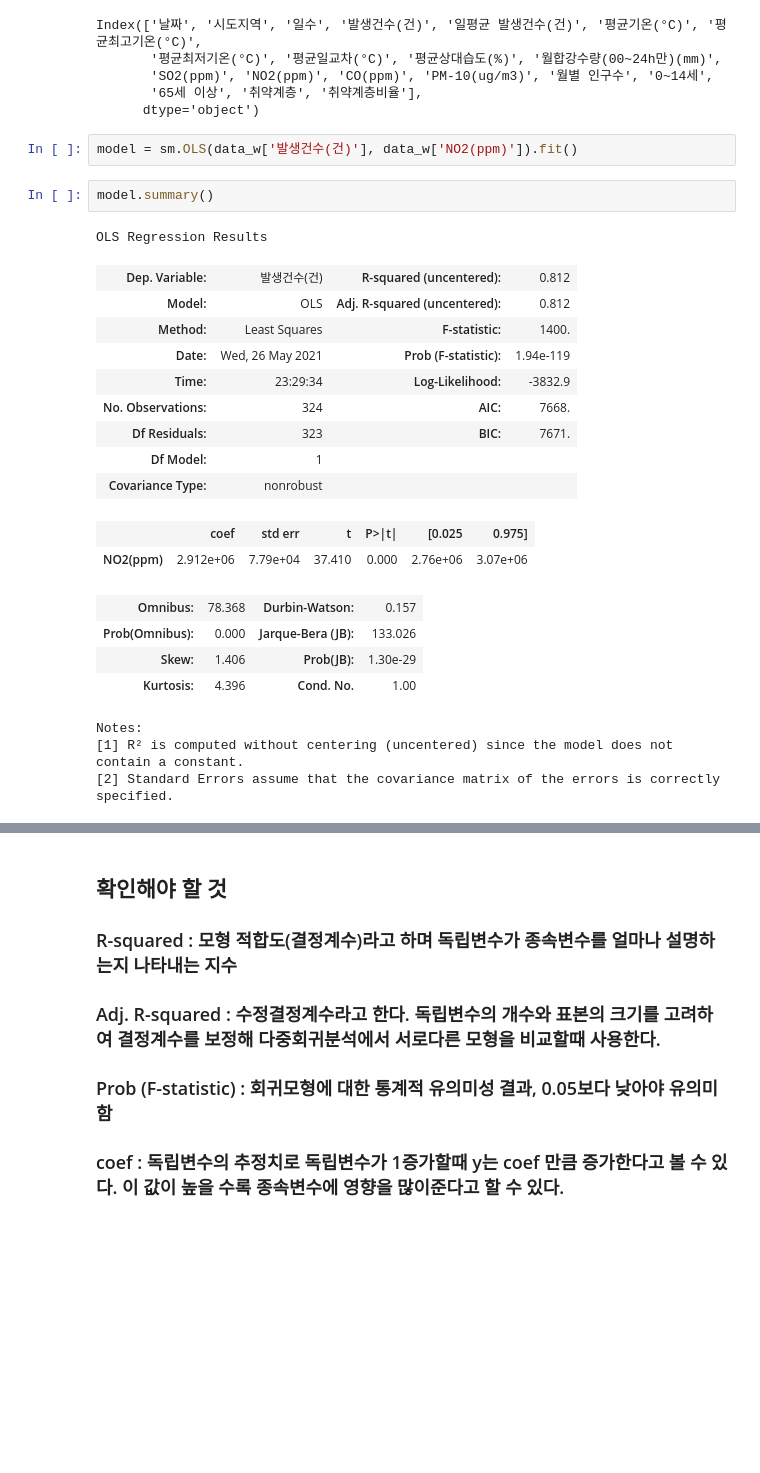
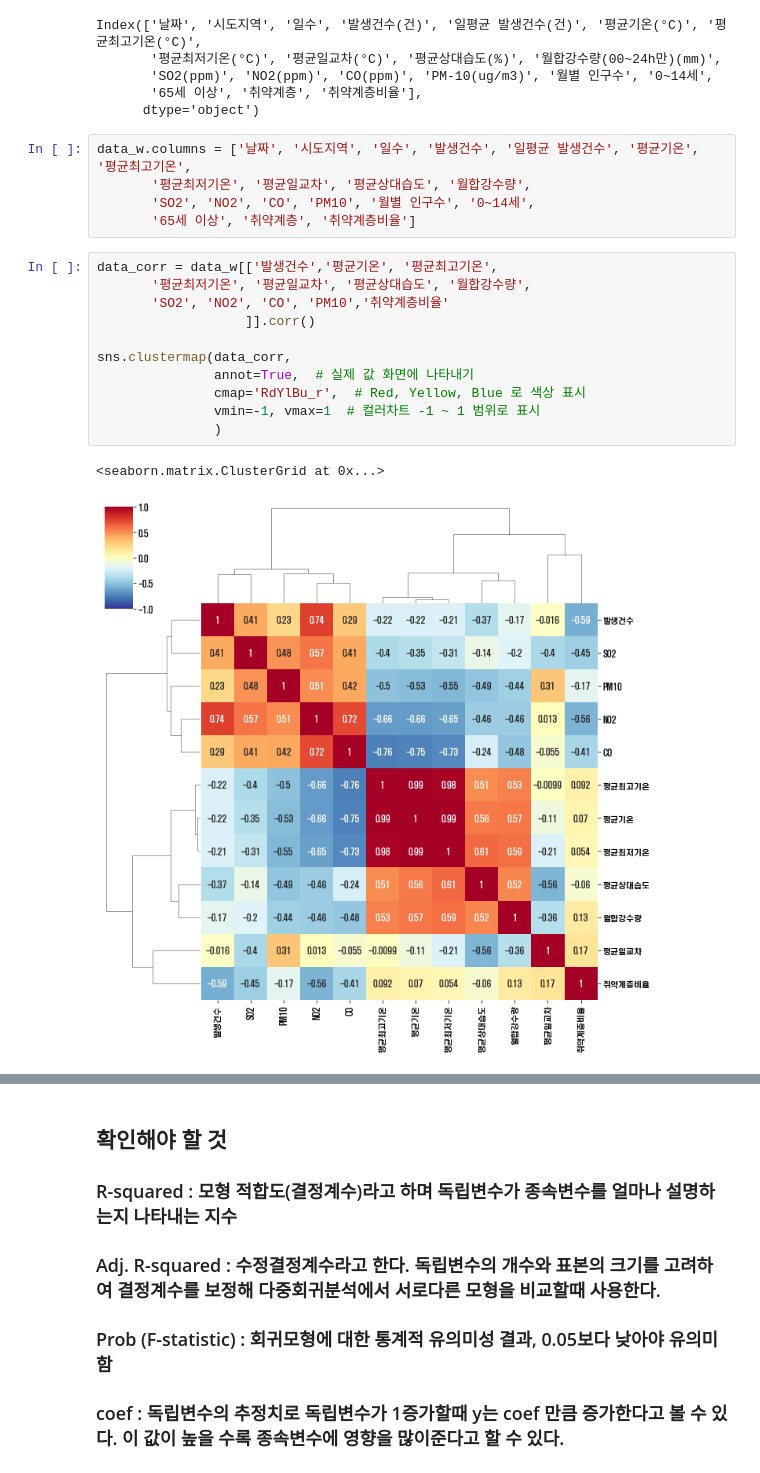
Before and after one commit to kyunleader/-, a Jupyter notebook: 3강 강의자료.ipynb, the cells around one changed output, grey strips where cells are left out. Saved outputs shown, nothing was run; the diff lists cells and outputs as text; blank space fills up the shorter version.

```diff
--- a/3강 강의자료.ipynb
+++ b/3강 강의자료.ipynb
@@ -251,27 +282,22 @@ Index(['날짜', '시도지역', '일수', '발생건수(건)', '일평균 발
        'SO2(ppm)', 'NO2(ppm)', 'CO(ppm)', 'PM-10(ug/m3)', '월별 인구수', '0~14세',
        '65세 이상', '취약계층', '취약계층비율'],
       dtype='object')
-# %%
-model = sm.OLS(data_w['발생건수(건)'], data_w['NO2(ppm)']).fit()
-# %%
-model.summary()
-# %% [output]
-OLS Regression Results
-| Dep. Variable: | 발생건수(건) | R-squared (uncentered): | 0.812 |
-| Model: | OLS | Adj. R-squared (uncentered): | 0.812 |
-| Method: | Least Squares | F-statistic: | 1400. |
-| Date: | Wed, 26 May 2021 | Prob (F-statistic): | 1.94e-119 |
-| Time: | 23:29:34 | Log-Likelihood: | -3832.9 |
-| No. Observations: | 324 | AIC: | 7668. |
-| Df Residuals: | 323 | BIC: | 7671. |
-| Df Model: | 1 |  |  |
-| Covariance Type: | nonrobust |  |  |
-|  | coef | std err | t | P>|t| | [0.025 | 0.975] |
-| NO2(ppm) | 2.912e+06 | 7.79e+04 | 37.410 | 0.000 | 2.76e+06 | 3.07e+06 |
-| Omnibus: | 78.368 | Durbin-Watson: | 0.157 |
-| Prob(Omnibus): | 0.000 | Jarque-Bera (JB): | 133.026 |
-| Skew: | 1.406 | Prob(JB): | 1.30e-29 |
-| Kurtosis: | 4.396 | Cond. No. | 1.00 |
-Notes:
-[1] R² is computed without centering (uncentered) since the model does not contain a constant.
-[2] Standard Errors assume that the covariance matrix of the errors is correctly specified.
+# %%
+data_w.columns = ['날짜', '시도지역', '일수', '발생건수', '일평균 발생건수', '평균기온', '평균최고기온',
+       '평균최저기온', '평균일교차', '평균상대습도', '월합강수량',
+       'SO2', 'NO2', 'CO', 'PM10', '월별 인구수', '0~14세',
+       '65세 이상', '취약계층', '취약계층비율']
+# %%
+data_corr = data_w[['발생건수','평균기온', '평균최고기온',
+       '평균최저기온', '평균일교차', '평균상대습도', '월합강수량',
+       'SO2', 'NO2', 'CO', 'PM10','취약계층비율'
+                   ]].corr()
+
+sns.clustermap(data_corr,
+               annot=True,  # 실제 값 화면에 나타내기
+               cmap='RdYlBu_r',  # Red, Yellow, Blue 로 색상 표시
+               vmin=-1, vmax=1  # 컬러차트 -1 ~ 1 범위로 표시
+               )
+# %% [output]
+<seaborn.matrix.ClusterGrid at 0x...>
+[figure, added]
```
Also changed, not shown: parts of 33 cells of this notebook.
